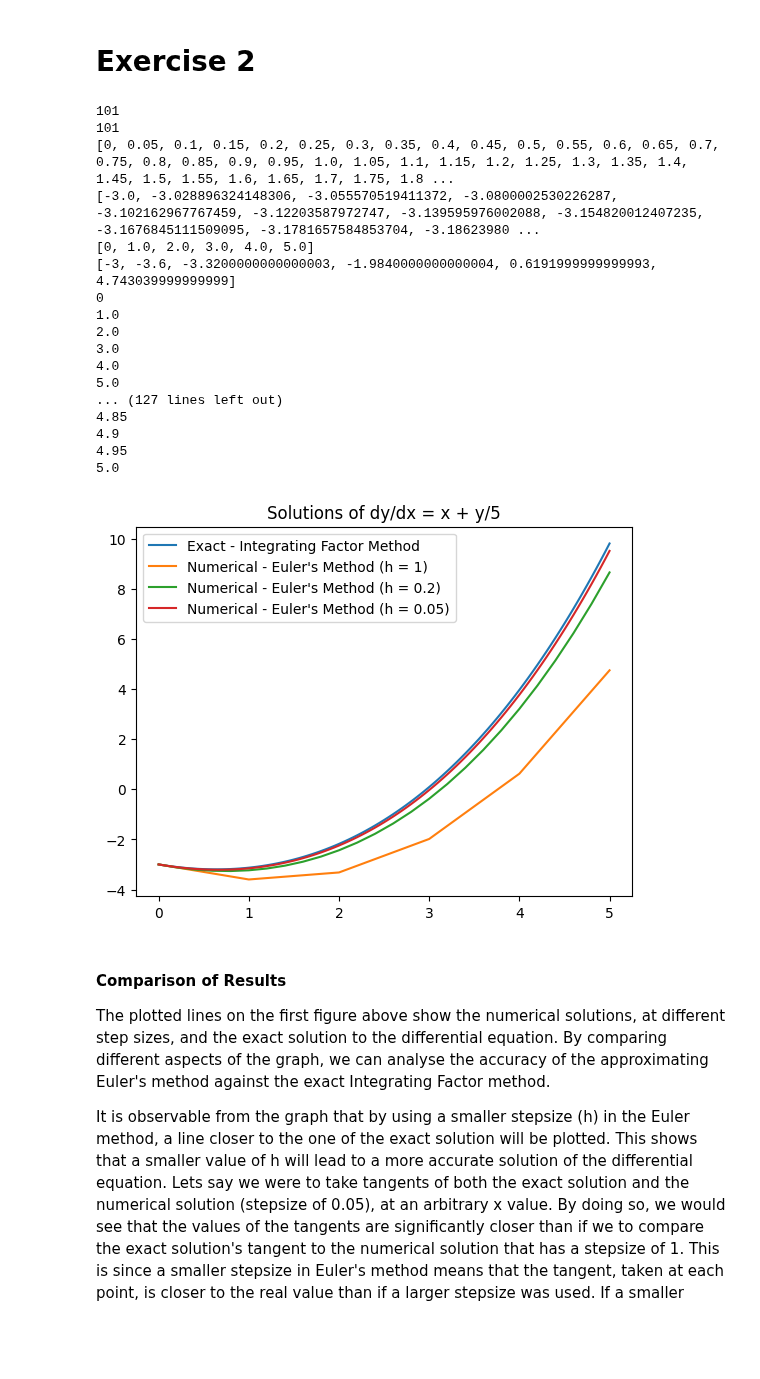
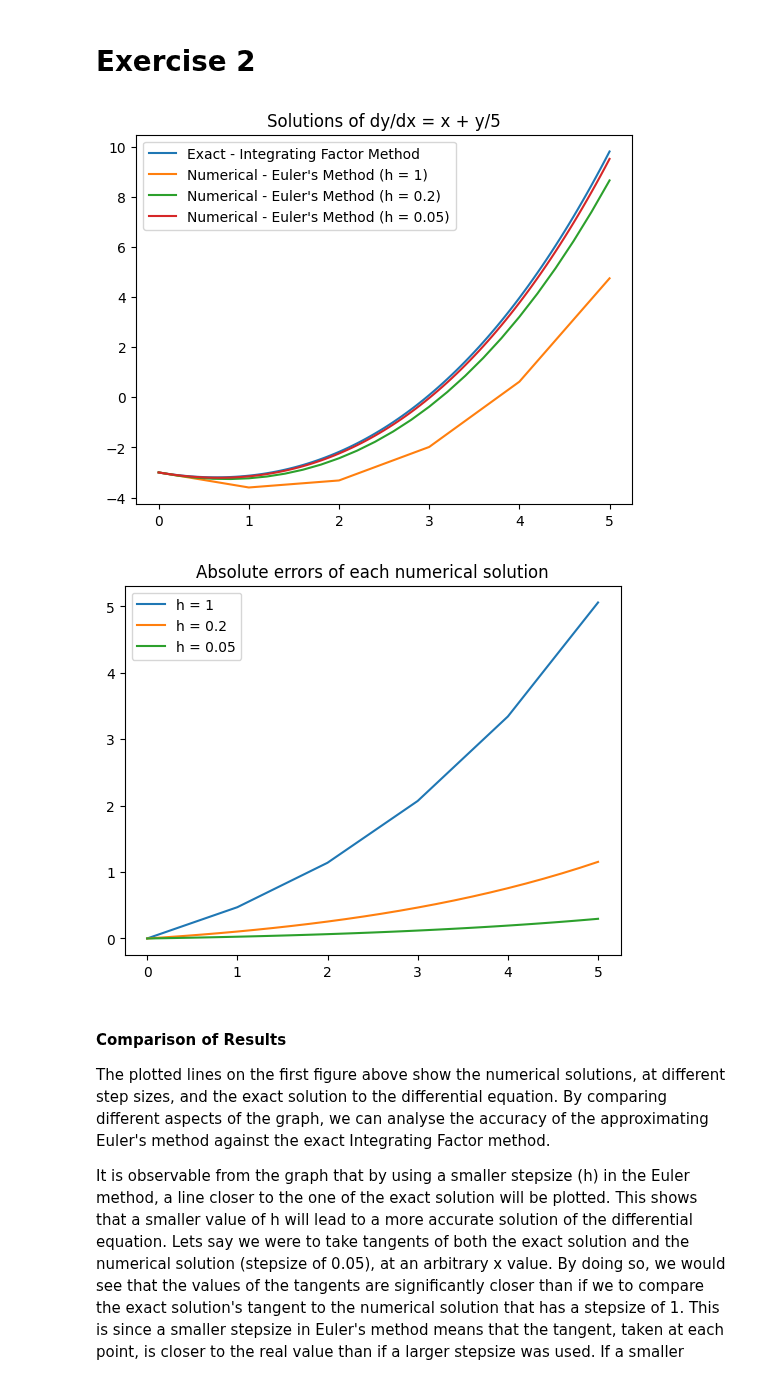
Before and after one commit to JayB-127/ECM1416CompMaths-ContinuousAssessment, a Jupyter notebook: CA.ipynb, the cells around one changed output. Cells and saved outputs as stored; diff of their text form; code cells hidden in the pictures; blank space fills up the shorter version.

Commit message:
code for calculating errors

```diff
--- a/CA.ipynb
+++ b/CA.ipynb
@@ -119,6 +119,7 @@ def eulers(stepSize): #function to implement Euler's method
         x = float(format(x, ".2f")) #round x to two decimal points
         xComponents.append(x)
 
+    plt.figure(0)
     plt.plot(xComponents, yComponents, label="Numerical - Euler's Method (h = " + str(stepSize) + ")") #plot points for Euler's method
     return xComponents, yComponents
 
@@ -130,70 +131,66 @@ def integratingFactor(): #function to implement Integrating Factor method
     #for each x value in interval
     while x < interval[1]:
         x += 0.05 #increment x by a stepsize of 0.05
         x = float(format(x, ".2f")) #round x to two decimal points
         xComponents.append(x)
         y = 22*pow(math.e, x/5) - 5*x - 25 #substitute x into the equation 'y = 22e^(x/5) - 5x - 25' - The derivation of this equation is shown below
         yComponents.append(y)
 
-    print(len(yComponents))
-    print(len(xComponents))
+    plt.figure(0)
     plt.plot(xComponents, yComponents, label="Exact - Integrating Factor Method") #plot the points for Integrating Factor method
     return xComponents, yComponents
 
 
-exactX, exactY = integratingFactor() #call integrating factor method to find exact solution
-print(exactX)
-print(exactY)
+exactX, exactY = integratingFactor() #call integrating factor method to find exact solution, unpacking x and y components for error calculation
 
-numericalX1, numericalY1 = eulers(1) #call Euler's method with stepsize 1
-print(numericalX1)
-print(numericalY1)
-
+numericalX1, numericalY1 = eulers(1) #call Euler's method with stepsize 1, unpacking x and y components for error calculation
+errorX1 = []
+errorY1 = []
+#calculates the error for each value in the x components of the euler's method
 for i in numericalX1:
     for j in exactX:
         if i == j:
-            print(i)
+            errorX1.append(i)
+            errorY1.append(abs(exactY[exactX.index(j)] - numericalY1[numericalX1.index(i)]))
+plt.figure(1)
+plt.plot(errorX1, errorY1, label="h = 1")
 
-numericalX02, numericalY02 = eulers(0.2) #call Euler's method with stepsize 0.2
-print(numericalX02)
-print(numericalY02)
-
+numericalX02, numericalY02 = eulers(0.2) #call Euler's method with stepsize 0.2, unpacking x and y components for error calculation
+errorX02 = []
+errorY02 = []
+#calculates the error for each value in the x components of the euler's method
 for i in numericalX02:
     for j in exactX:
         if i == j:
-            print(i)
+            errorX02.append(i)
+            errorY02.append(abs(exactY[exactX.index(j)] - numericalY02[numericalX02.index(i)]))
+plt.figure(1)
+plt.plot(errorX02, errorY02, label="h = 0.2")
 
-numericalX005, numericalY005 = eulers(0.05) #call Euler's method with stepsize 0.05
-print(numericalX005)
-print(numericalY005)
-
+numericalX005, numericalY005 = eulers(0.05) #call Euler's method with stepsize 0.05, unpacking x and y components for error calculation
+errorX005 = []
+errorY005 = []
+#calculates the error for each value in the x components of the euler's method
 for i in numericalX005:
     for j in exactX:
         if i == j:
-            print(i)
+            errorX005.append(i)
+            errorY005.append(abs(exactY[exactX.index(j)] - numericalY005[numericalX005.index(i)])) #absolute value of (exact solution - approximate solution)
+plt.figure(1)
+plt.plot(errorX005, errorY005, label="h = 0.05")
 
+plt.figure(0)
 plt.legend()
 plt.title("Solutions of dy/dx = x + y/5")
+
+plt.figure(1)
+plt.legend()
+plt.title("Absolute errors of each numerical solution")
+
 plt.show()
 # %% [output]
-101
-101
-[0, 0.05, 0.1, 0.15, 0.2, 0.25, 0.3, 0.35, 0.4, 0.45, 0.5, 0.55, 0.6, 0.65, 0.7, 0.75, 0.8, 0.85, 0.9, 0.95, 1.0, 1.05, 1.1, 1.15, 1.2, 1.25, 1.3, 1.35, 1.4, 1.45, 1.5, 1.55, 1.6, 1.65, 1.7, 1.75, 1.8 ...
-[-3.0, -3.028896324148306, -3.055570519411372, -3.0800002530226287, -3.102162967767459, -3.12203587972747, -3.139595976002088, -3.154820012407235, -3.1676845111509095, -3.1781657584853704, -3.18623980 ...
-[0, 1.0, 2.0, 3.0, 4.0, 5.0]
-[-3, -3.6, -3.3200000000000003, -1.9840000000000004, 0.6191999999999993, 4.743039999999999]
-0
-1.0
-2.0
-3.0
-4.0
-5.0
-... (127 lines left out)
-4.85
-4.9
-4.95
-5.0
 [figure]
+[figure, added]
 # %% [markdown]
 #### Comparison of Results
 
```
